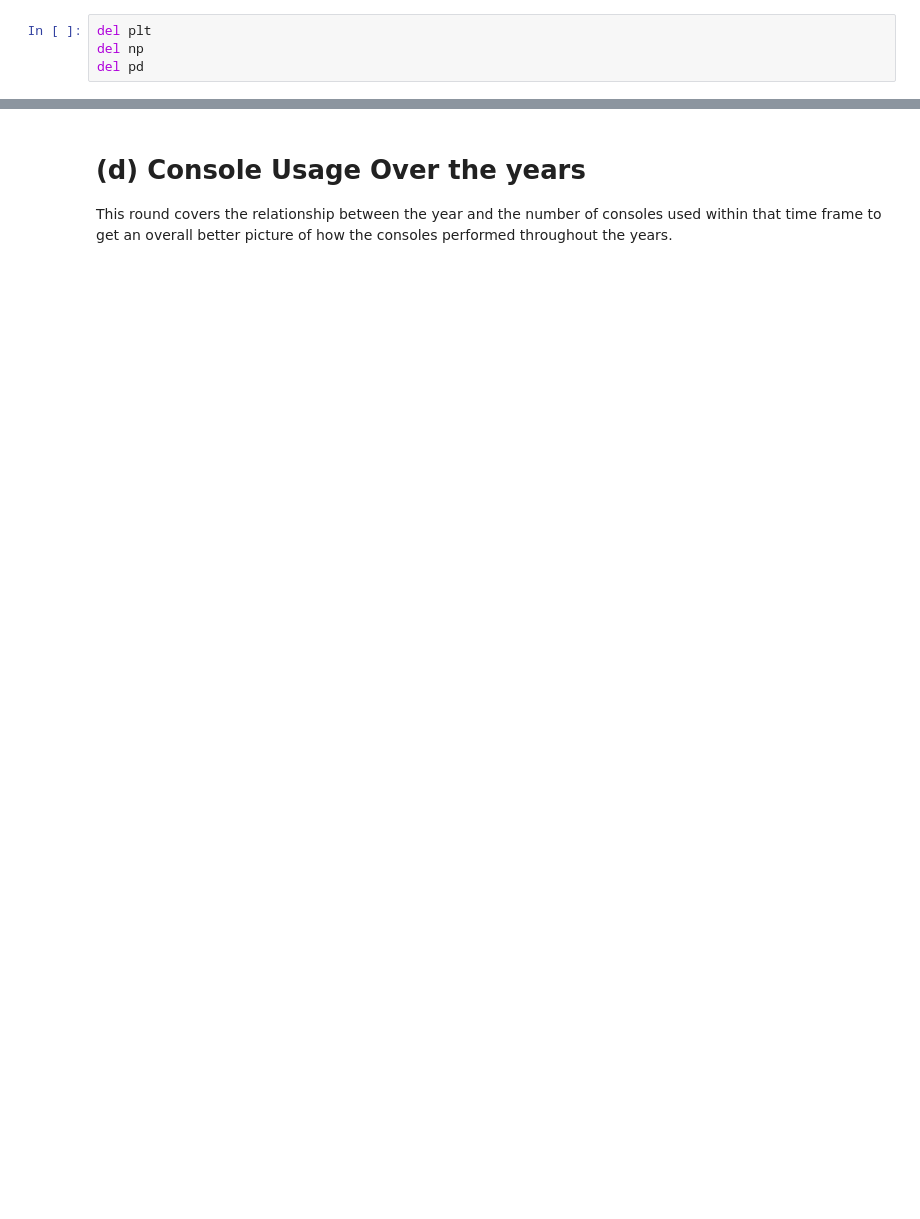
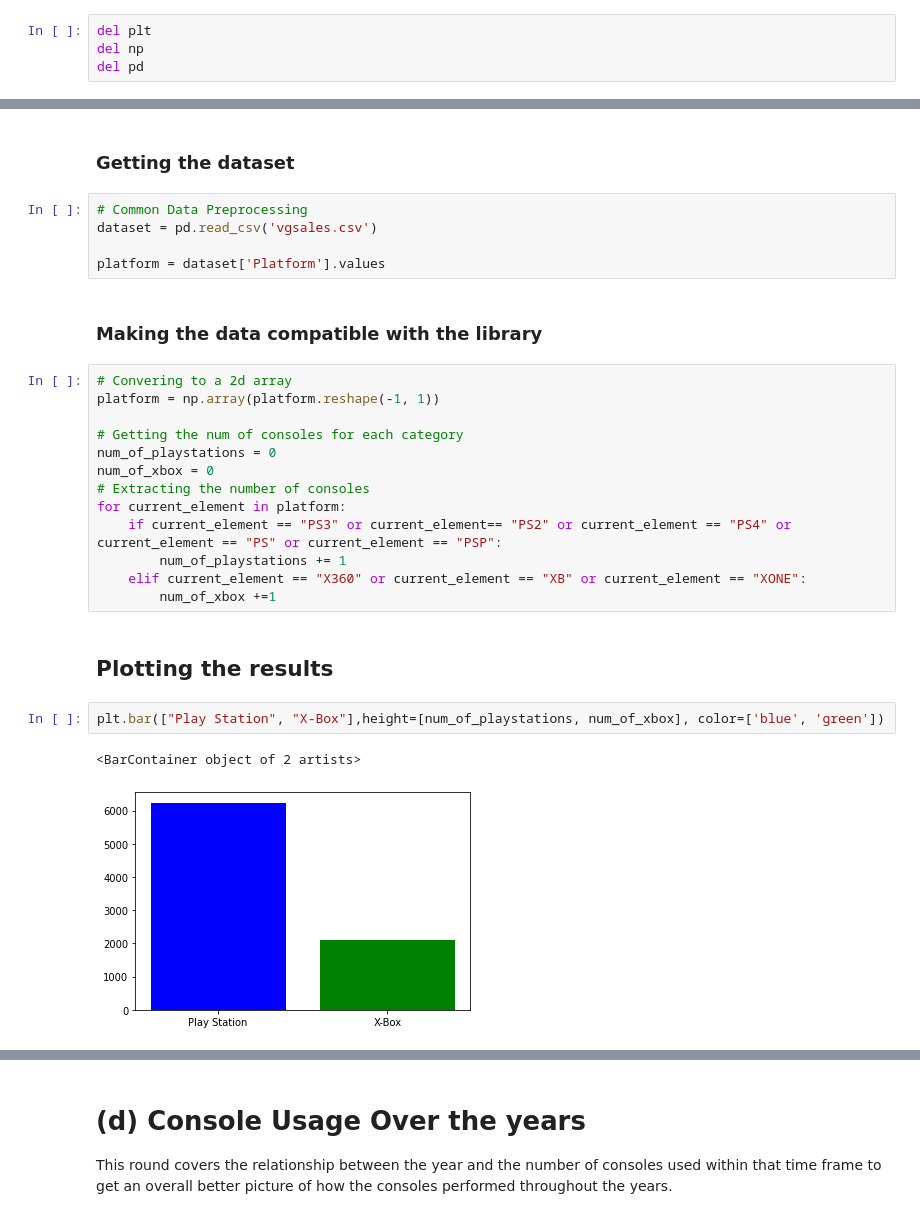
Before and after one commit to codemasterady/PS4-Vs-XBox, a Jupyter notebook: Research_Portfolio.ipynb, the cells around one changed output, grey strips where cells are left out. Drawn from its saved outputs; the diff is of its cells as text; blank space fills up the shorter version.

```diff
--- a/Research_Portfolio.ipynb
+++ b/Research_Portfolio.ipynb
@@ -169,0 +184,29 @@ del pd
+# %% [markdown]
+### Getting the dataset
+# %%
+# Common Data Preprocessing
+dataset = pd.read_csv('vgsales.csv')
+
+platform = dataset['Platform'].values
+# %% [markdown]
+### Making the data compatible with the library
+# %%
+# Convering to a 2d array
+platform = np.array(platform.reshape(-1, 1))
+
+# Getting the num of consoles for each category
+num_of_playstations = 0
+num_of_xbox = 0
+# Extracting the number of consoles
+for current_element in platform:
+    if current_element == "PS3" or current_element== "PS2" or current_element == "PS4" or current_element == "PS" or current_element == "PSP":
+        num_of_playstations += 1
+    elif current_element == "X360" or current_element == "XB" or current_element == "XONE":
+        num_of_xbox +=1
+# %% [markdown]
+## Plotting the results
+# %%
+plt.bar(["Play Station", "X-Box"],height=[num_of_playstations, num_of_xbox], color=['blue', 'green'])
+# %% [output]
+<BarContainer object of 2 artists>
+[figure, added]
```
Also changed, not shown: parts of 65 cells of this notebook.
